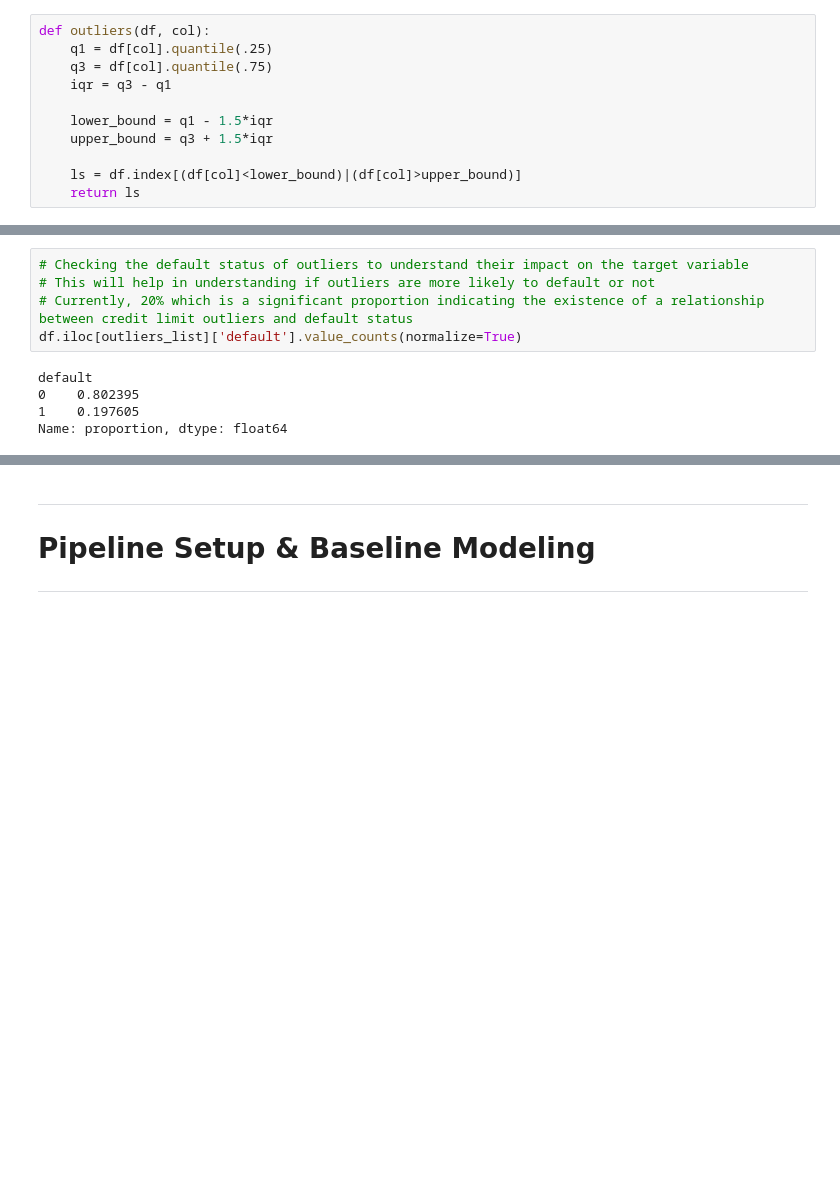
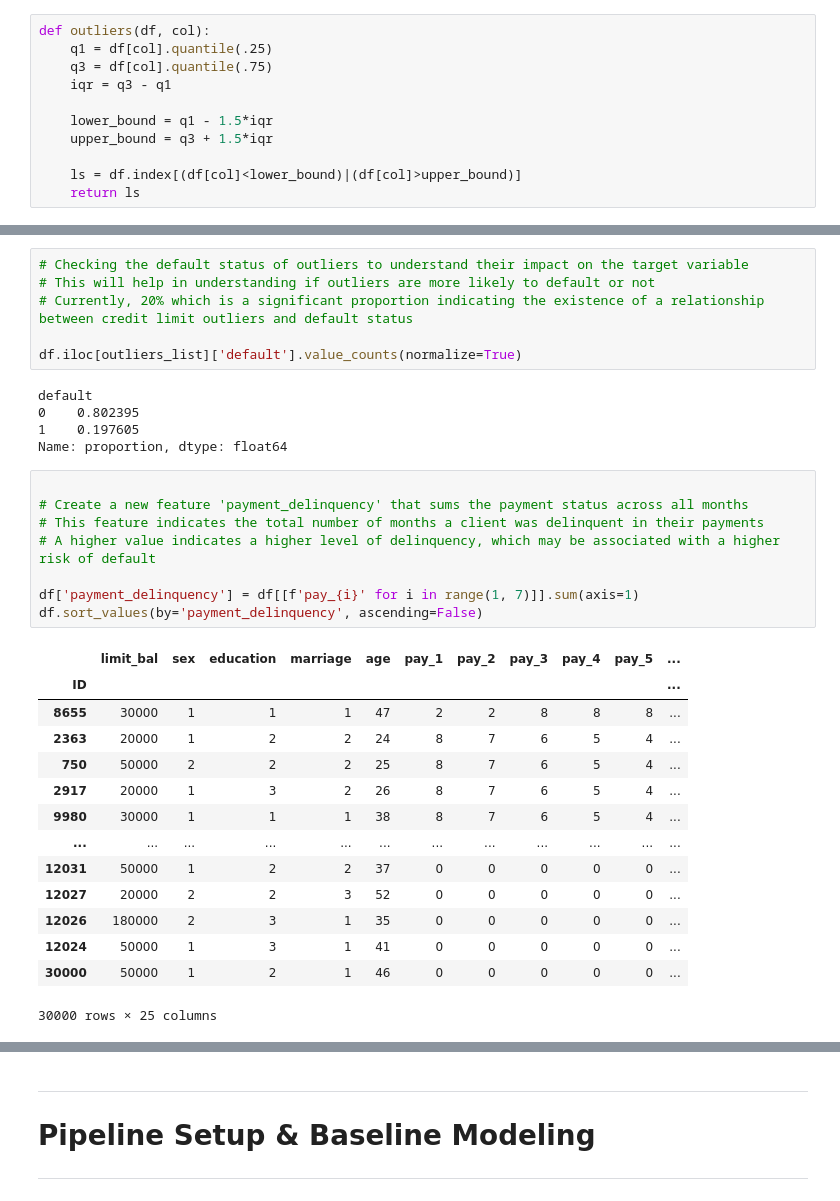
Before and after one commit to marabsatt/credit-risk-analysis, a Jupyter notebook: main.ipynb, the cells around one changed output, grey strips where cells are left out. Saved outputs shown, nothing was run; the diff lists cells and outputs as text; blank space fills up the shorter version.

```diff
--- a/main.ipynb
+++ b/main.ipynb
@@ -186,9 +194,33 @@ df.iloc[outliers_list]
 # Checking the default status of outliers to understand their impact on the target variable
 # This will help in understanding if outliers are more likely to default or not
 # Currently, 20% which is a significant proportion indicating the existence of a relationship between credit limit outliers and default status
+
 df.iloc[outliers_list]['default'].value_counts(normalize=True)
 # %% [output]
 default
 0    0.802395
 1    0.197605
 Name: proportion, dtype: float64
+# %%
+
+# Create a new feature 'payment_delinquency' that sums the payment status across all months
+# This feature indicates the total number of months a client was delinquent in their payments
+# A higher value indicates a higher level of delinquency, which may be associated with a higher risk of default
+
+df['payment_delinquency'] = df[[f'pay_{i}' for i in range(1, 7)]].sum(axis=1)
+df.sort_values(by='payment_delinquency', ascending=False)
+# %% [output]
+|  | limit_bal | sex | education | marriage | age | pay_1 | pay_2 | pay_3 | pay_4 | pay_5 | ... |
+| ID |  |  |  |  |  |  |  |  |  |  | ... |
+| 8655 | 30000 | 1 | 1 | 1 | 47 | 2 | 2 | 8 | 8 | 8 | ... |
+| 2363 | 20000 | 1 | 2 | 2 | 24 | 8 | 7 | 6 | 5 | 4 | ... |
+| 750 | 50000 | 2 | 2 | 2 | 25 | 8 | 7 | 6 | 5 | 4 | ... |
+| 2917 | 20000 | 1 | 3 | 2 | 26 | 8 | 7 | 6 | 5 | 4 | ... |
+| 9980 | 30000 | 1 | 1 | 1 | 38 | 8 | 7 | 6 | 5 | 4 | ... |
+| ... | ... | ... | ... | ... | ... | ... | ... | ... | ... | ... | ... |
+| 12031 | 50000 | 1 | 2 | 2 | 37 | 0 | 0 | 0 | 0 | 0 | ... |
+| 12027 | 20000 | 2 | 2 | 3 | 52 | 0 | 0 | 0 | 0 | 0 | ... |
+| 12026 | 180000 | 2 | 3 | 1 | 35 | 0 | 0 | 0 | 0 | 0 | ... |
+| 12024 | 50000 | 1 | 3 | 1 | 41 | 0 | 0 | 0 | 0 | 0 | ... |
+| 30000 | 50000 | 1 | 2 | 1 | 46 | 0 | 0 | 0 | 0 | 0 | ... |
+30000 rows × 25 columns
```
Also changed, not shown: parts of 48 cells of this notebook.
